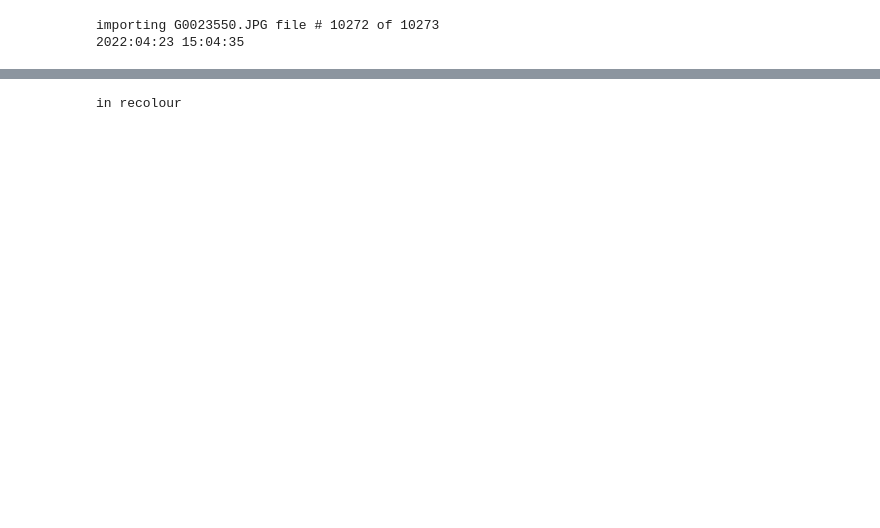
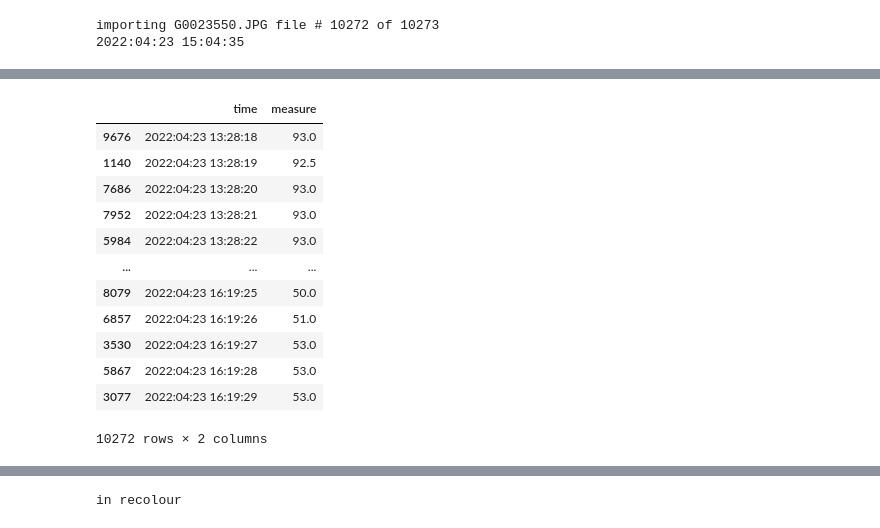
Before and after one commit to oro-sean/VisualStringpot, a Jupyter notebook: vSp_V1.1.ipynb, the cells around one changed output, grey strips where cells are left out. Saved outputs shown, nothing was run; the diff lists cells and outputs as text; code cells hidden in the pictures; blank space fills up the shorter version.

```diff
--- a/vSp_V1.1.ipynb
+++ b/vSp_V1.1.ipynb
@@ -578,0 +692,24 @@ nan
+# %%
+stats_df = pd.merge(stripeStats_df, dotStats_df, on = 'image')
+# %%
+measure = stats_df['stripe'] - stats_df['dot']
+# %%
+dataOut = pd.DataFrame({'time':timeStamp, 'measure':measure})
+# %%
+dataOut = dataOut.sort_values('time')
+# %%
+dataOut
+# %% [output]
+|  | time | measure |
+| 9676 | 2022:04:23 13:28:18 | 93.0 |
+| 1140 | 2022:04:23 13:28:19 | 92.5 |
+| 7686 | 2022:04:23 13:28:20 | 93.0 |
+| 7952 | 2022:04:23 13:28:21 | 93.0 |
+| 5984 | 2022:04:23 13:28:22 | 93.0 |
+| ... | ... | ... |
+| 8079 | 2022:04:23 16:19:25 | 50.0 |
+| 6857 | 2022:04:23 16:19:26 | 51.0 |
+| 3530 | 2022:04:23 16:19:27 | 53.0 |
+| 5867 | 2022:04:23 16:19:28 | 53.0 |
+| 3077 | 2022:04:23 16:19:29 | 53.0 |
+10272 rows × 2 columns
```
Also changed, not shown: parts of 41 cells of this notebook, 1 other file.
